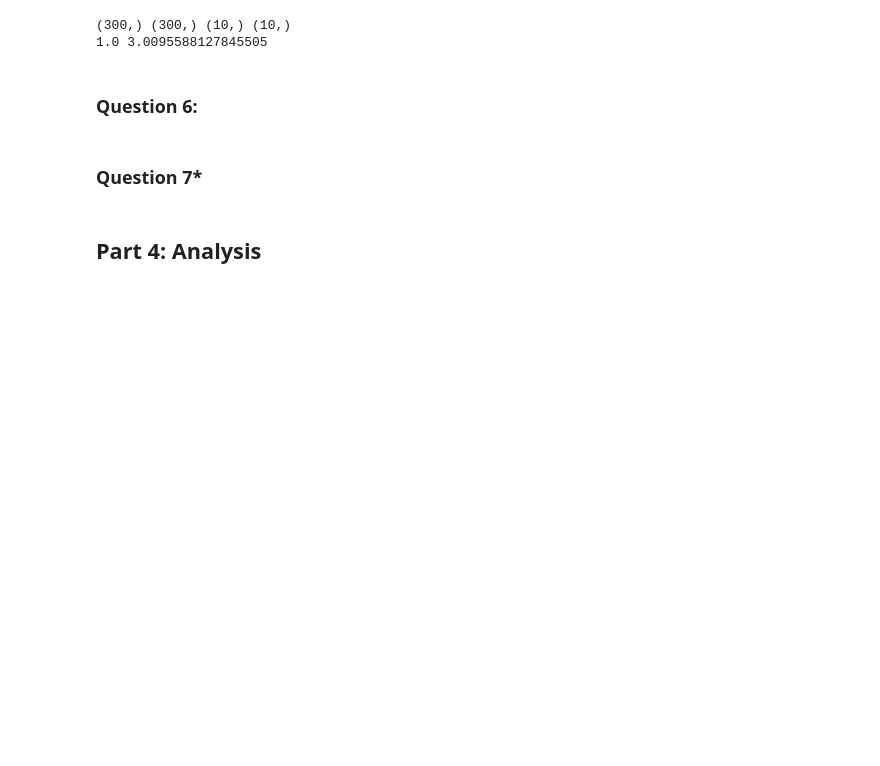
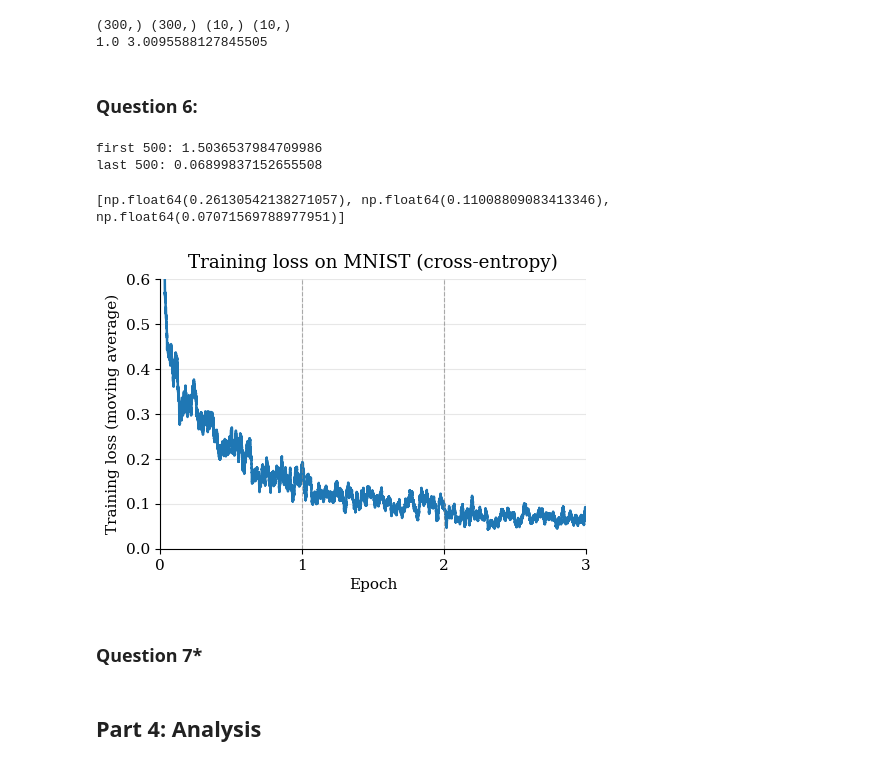
Before and after one commit to alisonattard/DeepLearning, a Jupyter notebook: Code.ipynb, the cells around one changed output. Cells and saved outputs as stored; diff of their text form; code cells hidden in the pictures; blank space fills up the shorter version.

```diff
--- a/Code.ipynb
+++ b/Code.ipynb
@@ -468,3 +488,70 @@ print(y.sum(), cross_entropy(ytrain[0], y))
+# %%
+# training loop
+# settings
+lr = 0.01
+epochs = 3
+n_train = len(xtrain)
+
+# fresh parameters every run
+W, b, V, c = init_params(784, 300, 10)
+rng = np.random.default_rng(83)
+
+losses = []
+for epoch in range(epochs):
+    # random order of the training images
+    order = rng.permutation(n_train)
+    for i in order:
+        x_i = xtrain[i]
+        t_i = int(ytrain[i])
+
+        # forward pass
+        k, h, o, y = forward(x_i, W, b, V, c)
+        # compute the loss and append it to losses
+        loss = cross_entropy(t_i, y)
+        losses.append(loss)
+        # backward pass
+        dw, db, dv, dbias2, *_ = backward(x_i, h, y, t_i, W, b, V, c)
+        # update W, b, V, c
+        W -= lr * dw
+        b -= lr * db
+        V -= lr * dv
+        c -= lr * dbias2
+
+# checking loss drop
+print("first 500:", np.mean(losses[:500]))
+print("last 500:", np.mean(losses[-500:]))
+# %% [output]
+first 500: 1.5036537984709986
+last 500: 0.06899837152655508
+# %%
+per_epoch = len(xtrain)
+print([np.mean(losses[e*per_epoch:(e+1)*per_epoch]) for e in range(3)])
+
+# plotting mean loss per epoch moving avg over 1000
+window = 1000
+per_epoch = len(xtrain)
+
+smooth = np.convolve(losses, np.ones(window) / window, mode='valid')
+steps = np.arange(window, len(losses) + 1) / per_epoch
+
+fig, ax = plt.subplots(figsize=(5.5, 3.5))
+ax.plot(steps, smooth, linewidth=1.8, color="#1f77b4")
+
+for e in range(1, epochs):
+    ax.axvline(e, color="grey", linestyle="--", linewidth=0.8, alpha=0.6)
+
+ax.set_xlabel("Epoch")
+ax.set_ylabel("Training loss (moving average)")
+ax.set_title("Training loss on MNIST (cross-entropy)", loc="center", pad=8)
+ax.set_xlim(0, epochs)
+ax.set_ylim(0, 0.6)
+ax.set_xticks(range(epochs + 1))
+ax.grid(True, alpha=0.3)
+fig.savefig("q6_loss.pdf", bbox_inches="tight")
+plt.show()
+# %% [output]
+[np.float64(0.26130542138271057), np.float64(0.11008809083413346), np.float64(0.07071569788977951)]
+[figure, added]
 # %% [markdown]
 ### Question 7*
 # %%
```
Also changed, not shown: parts of 1 cell of this notebook, 1 other file.
